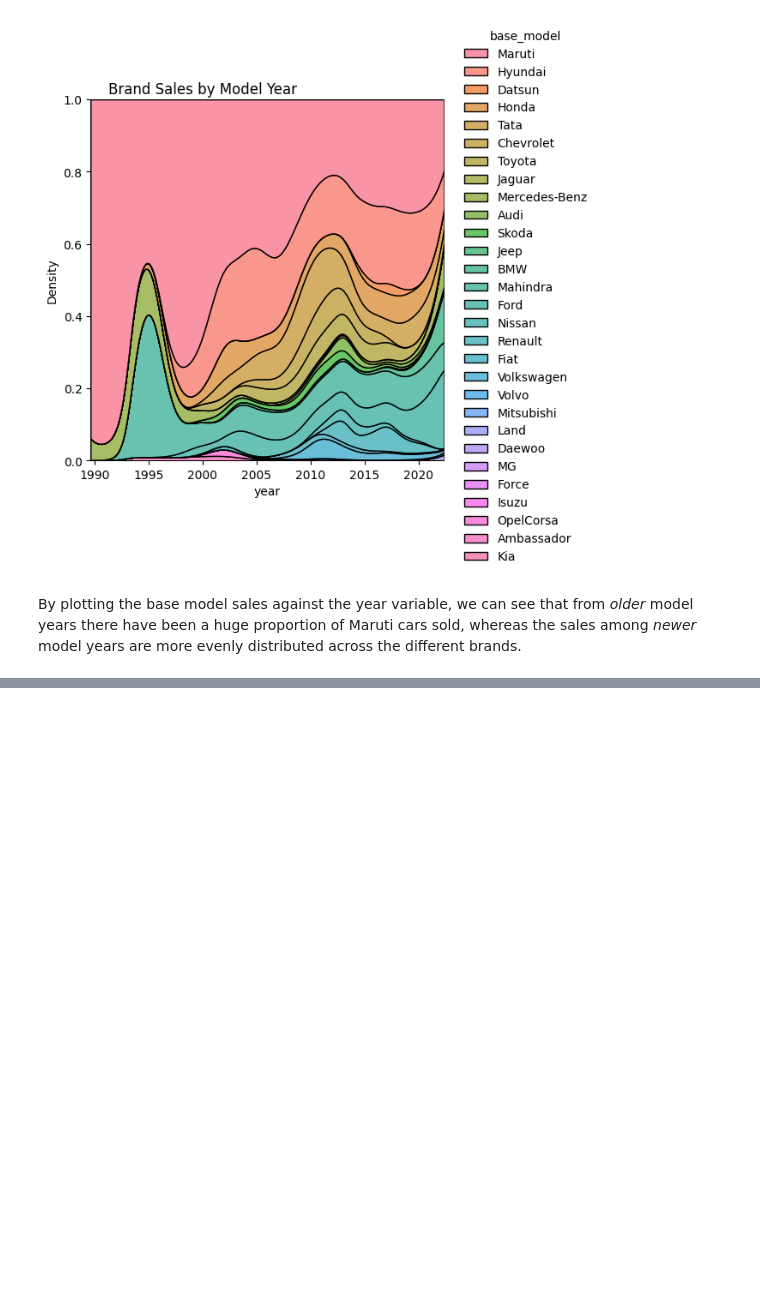
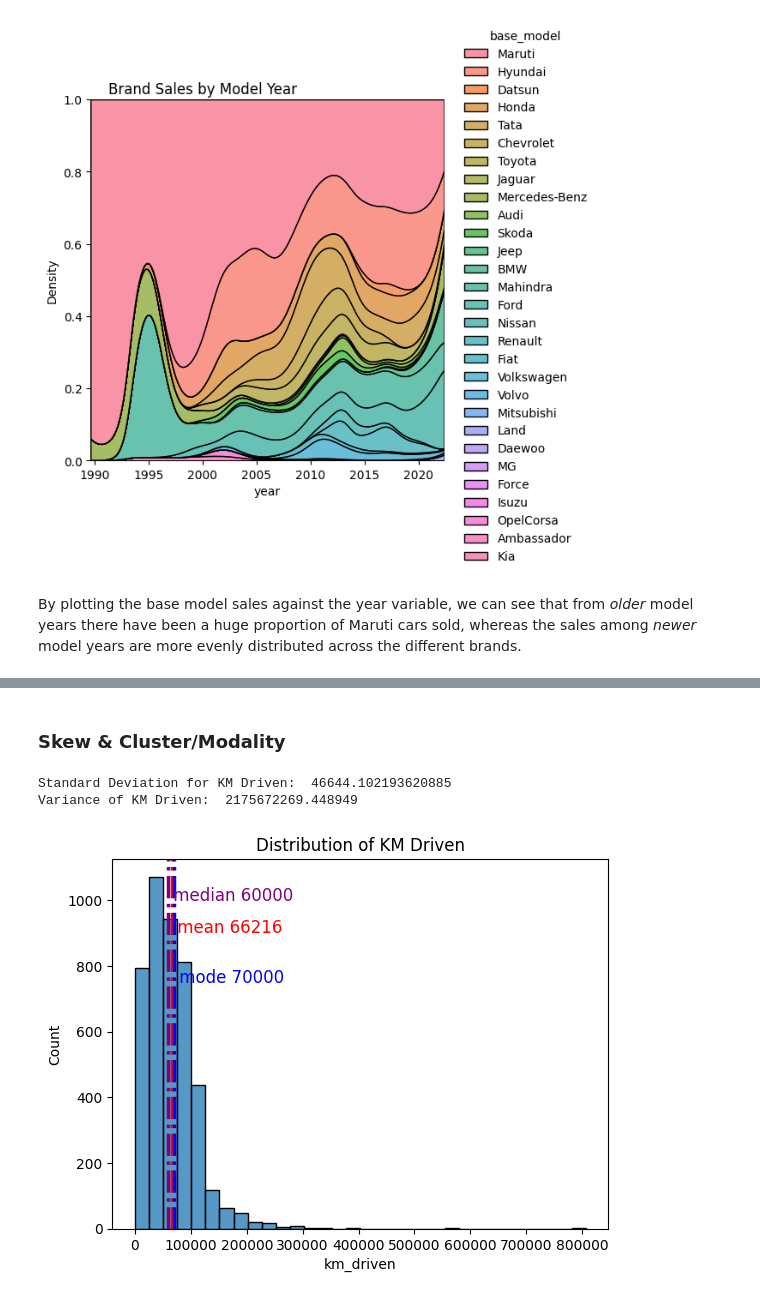
Before and after one commit to leoflewis/631-project-2, a Jupyter notebook: Project-Notebook.ipynb, the cells around one changed output, grey strips where cells are left out. Saved outputs shown, nothing was run; the diff lists cells and outputs as text; code cells hidden in the pictures; blank space fills up the shorter version.

```diff
--- a/Project-Notebook.ipynb
+++ b/Project-Notebook.ipynb
@@ -273,0 +322,20 @@ By plotting the base model sales against the year variable, we can see that from
+# %% [markdown]
+### Skew & Cluster/Modality
+# %%
+km_median = df.km_driven.median()
+km_mean = df.km_driven.mean()
+km_mode = df.km_driven.mode()[0]
+km_histo = sns.histplot(data=df, x="km_driven", binwidth=25000)
+km_histo.set_title("Distribution of KM Driven")
+plt.axvline(km_median, c="purple", lw=2.5, ls ='-.')
+plt.text(km_median, 1000 ," median " + str(round(km_median)),c="purple", fontsize=12)
+plt.axvline(km_mean, c="red", lw=2.5, ls ='-.')
+plt.text(km_mean, 900 ," mean " + str(round(km_mean)), c="red", fontsize=12)
+plt.axvline(km_mode, c="blue", lw=2.5, ls ='-.')
+plt.text(km_mode, 750 ," mode " + str(round(km_mode)), c="blue", fontsize=12)
+print("Standard Deviation for KM Driven: ", df.km_driven.std())
+print("Variance of KM Driven: ", df.km_driven.var())
+# %% [output]
+Standard Deviation for KM Driven:  46644.102193620885
+Variance of KM Driven:  2175672269.448949
+[figure, added]
```
Also changed, not shown: parts of 14 cells of this notebook.
